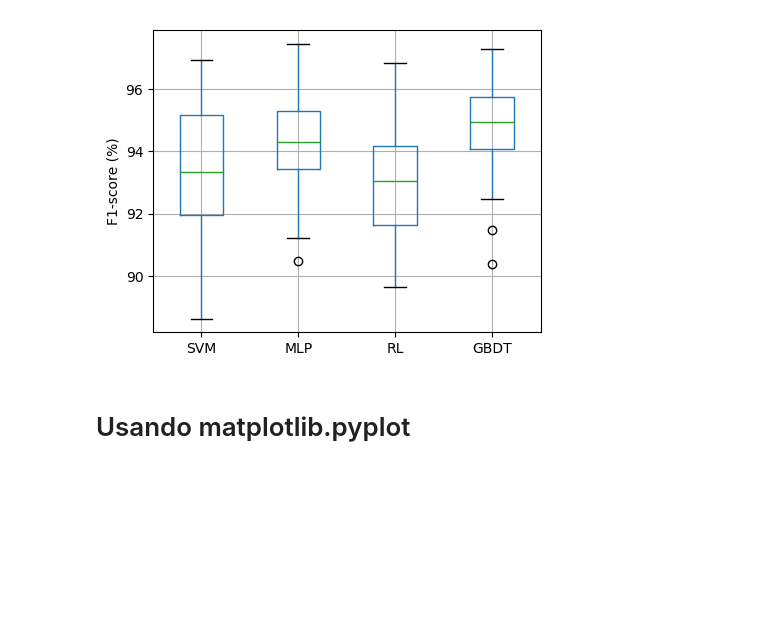
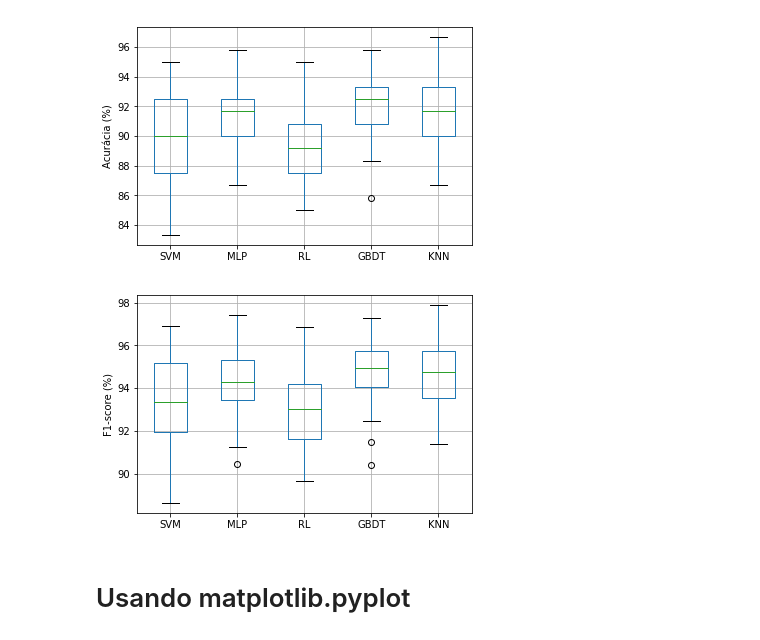
Before and after one commit to Fausto14/artigo_ml_doutorado, a Jupyter notebook: resultados/resultados.ipynb, the cells around one changed output. Drawn from its saved outputs; the diff is of its cells as text; code cells hidden in the pictures; blank space fills up the shorter version.

```diff
--- a/resultados/resultados.ipynb
+++ b/resultados/resultados.ipynb
@@ -33,19 +33,19 @@ array_f1.append(resultados_knn.item().get('f1'))
 array_f1 = np.asarray(array_f1).T
 #array_f1
 # %%
-df_accuracy = pd.DataFrame(array_accuracy*100,columns=['SVM','MLP', 'RL'C])
-boxplot_accuracy = df_accuracy.boxplot(column=['SVM','MLP', 'RL', 'KNN'])
+df_accuracy = pd.DataFrame(array_accuracy*100,columns=['SVM','MLP', 'RL', 'GBDT', 'KNN'])
+boxplot_accuracy = df_accuracy.boxplot(column=['SVM','MLP', 'RL', 'GBDT', 'KNN'])
 plt.ylabel('Acurácia (%)')
 plt.savefig('acuracia.pdf')
+# %% [output]
+[figure, added]
 # %%
-df_f1 = pd.DataFrame(array_f1*100,columns=['SVM','MLP', 'RL', 'GBDT'])
-boxplot_f1 = df_f1.boxplot(column=['SVM','MLP', 'RL', 'GBDT'],grid = True)
-df_f1 = pd.DataFrame(array_f1*100,columns=['SVM','MLP', 'RL', 'KNN'])
-boxplot_f1 = df_f1.boxplot(column=['SVM','MLP', 'RL', 'KNN'],grid = True)
+df_f1 = pd.DataFrame(array_f1*100,columns=['SVM','MLP', 'RL', 'GBDT', 'KNN'])
+boxplot_f1 = df_f1.boxplot(column=['SVM','MLP', 'RL', 'GBDT', 'KNN'], grid = True)
 plt.ylabel('F1-score (%)')
 plt.savefig('f1_score.pdf')
 # %% [output]
-[figure, old version]
+[figure, new version]
 # %% [markdown]
 # Usando matplotlib.pyplot
 # %%
```
Also changed, not shown: parts of 3 cells of this notebook, 4 other files.
